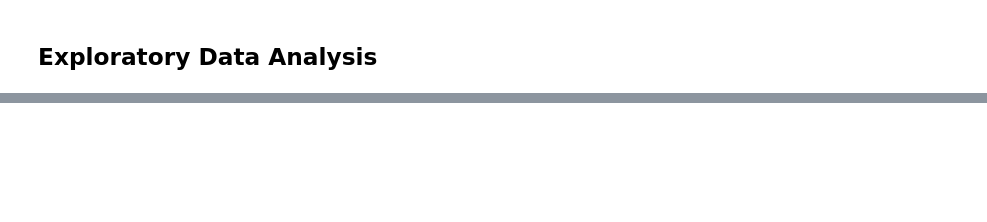
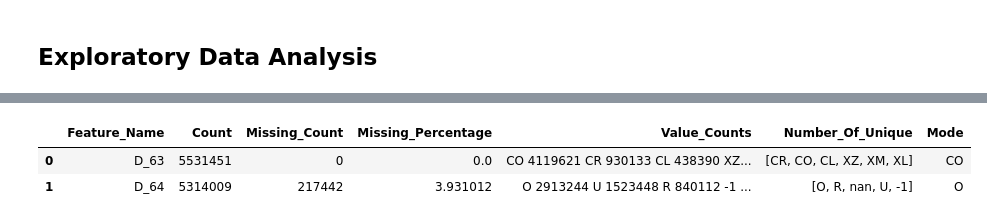
Before and after one commit to emrredogan/Default-Prediction, a Jupyter notebook: src/main.ipynb, the cells around one changed output, grey strips where cells are left out. Drawn from its saved outputs; the diff is of its cells as text; code cells hidden in the pictures; blank space fills up the shorter version.

```diff
--- a/src/main.ipynb
+++ b/src/main.ipynb
@@ -51,0 +148,35 @@ display(df.head(3))
+# %%
+def description_for_categoric_cols(data):
+    result_df = pd.DataFrame(columns=['Feature_Name', 'Count', 'Missing_Count', 'Missing_Percentage', 'Value_Counts', \
+                                        'Number_Of_Unique', 'Mode'])
+
+    for column in data.columns:
+        if column != 'customer_ID':
+            count_ = data[column].count()
+            missing_count = data[column].isna().sum()
+            missing_percentage = (missing_count / len(data[column]))*100
+            value_counts = data[column].value_counts()
+            unique_values = data[column].unique()
+            mode_ = data[column].mode()[0]
+
+            result_df = result_df.append({
+                'Feature_Name': column,
+                'Count': count_,
+                'Missing_Count': missing_count,
+                'Missing_Percentage': missing_percentage,
+                'Value_Counts': value_counts,
+                'Number_Of_Unique': unique_values,
+                'Mode': mode_,
+            }, ignore_index=True)
+        else:
+            pass
+
+    return result_df
+# %%
+description_categoric_cols = description_for_categoric_cols(df.loc[:, categoric_cols])
+# %%
+display(description_categoric_cols.head(10))
+# %% [output]
+|  | Feature_Name | Count | Missing_Count | Missing_Percentage | Value_Counts | Number_Of_Unique | Mode |
+| 0 | D_63 | 5531451 | 0 | 0.0 | CO 4119621 CR 930133 CL 438390 XZ... | [CR, CO, CL, XZ, XM, XL] | CO |
+| 1 | D_64 | 5314009 | 217442 | 3.931012 | O 2913244 U 1523448 R 840112 -1 ... | [O, R, nan, U, -1] | O |
```
Also changed, not shown: parts of 17 cells of this notebook.
